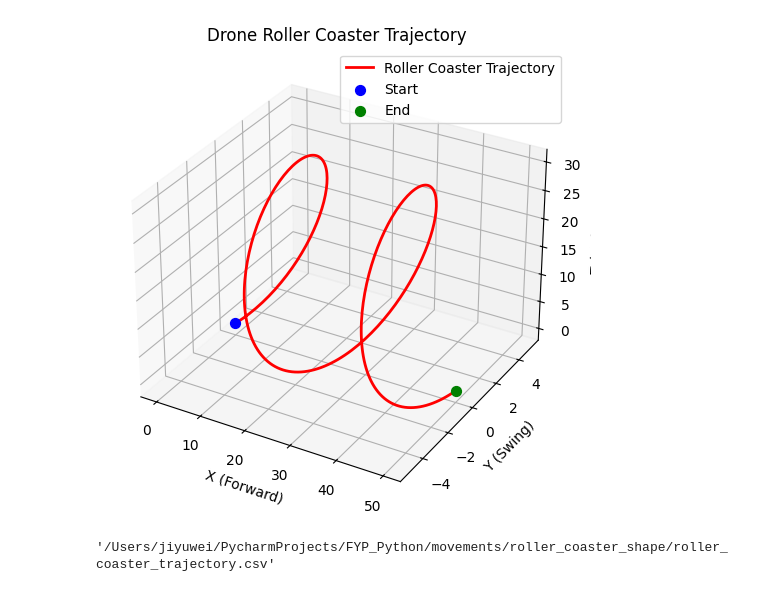
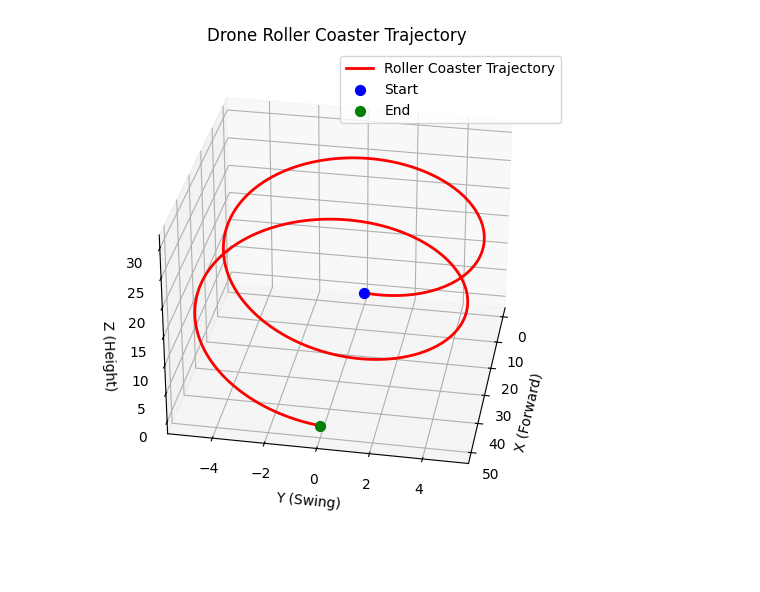
Before and after one commit to yuwei-jpg/BlockBased_Drone_FYP, a Jupyter notebook: movements/roller_coaster_shape/roller_coaster__csv_generate.ipynb, the cells around one changed output. Drawn from its saved outputs; the diff is of its cells as text; code cells hidden in the pictures; blank space fills up the shorter version.

```diff
--- a/movements/roller_coaster_shape/roller_coaster__csv_generate.ipynb
+++ b/movements/roller_coaster_shape/roller_coaster__csv_generate.ipynb
@@ -33,32 +33,33 @@ df = pd.DataFrame({
     "vz": vz_values,
     "ax": np.zeros(num_points),
     "ay": np.zeros(num_points),
     "az": np.zeros(num_points),
     "yaw": yaw_values,
     "mode": mode_values
 })
 
 csv_filename = "/Users/jiyuwei/PycharmProjects/FYP_Python/movements/roller_coaster_shape/roller_coaster_trajectory.csv"
 df.to_csv(csv_filename, index=False)
 
 fig = plt.figure(figsize=(10, 6))
 ax = fig.add_subplot(111, projection="3d")
 
 ax.plot(px_values, py_values, pz_values, color="red", linewidth=2, label="Roller Coaster Trajectory")
 
 ax.scatter(px_values[0], py_values[0], pz_values[0], color="blue", s=50, label="Start")
 ax.scatter(px_values[-1], py_values[-1], pz_values[-1], color="green", s=50, label="End")
 
 ax.set_xlabel("X (Forward)")
 ax.set_ylabel("Y (Swing)")
 ax.set_zlabel("Z (Height)")
 ax.set_title("Drone Roller Coaster Trajectory")
 
+ax.view_init(azim=10)
+
 ax.legend()
 
 plt.show()
 
 csv_filename
 # %% [output]
-[figure, old version]
+[figure, new version]
-'/Users/jiyuwei/PycharmProjects/FYP_Python/movements/roller_coaster_shape/roller_coaster_trajectory.csv'
```
Also changed, not shown: 5 other files.
